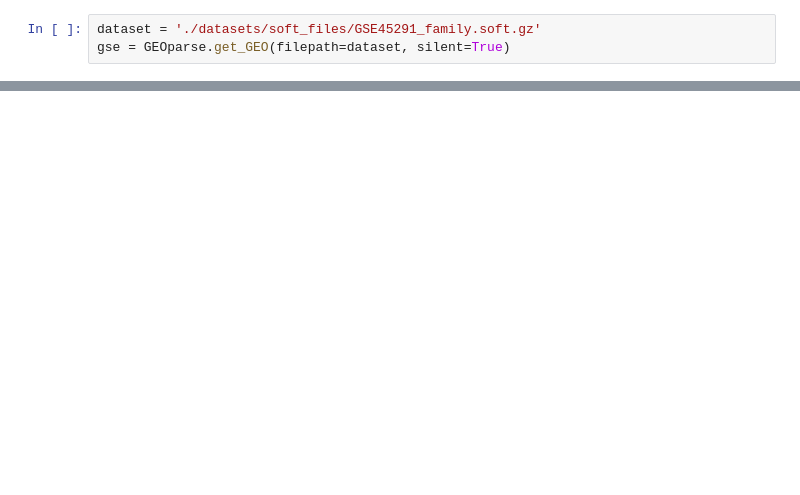
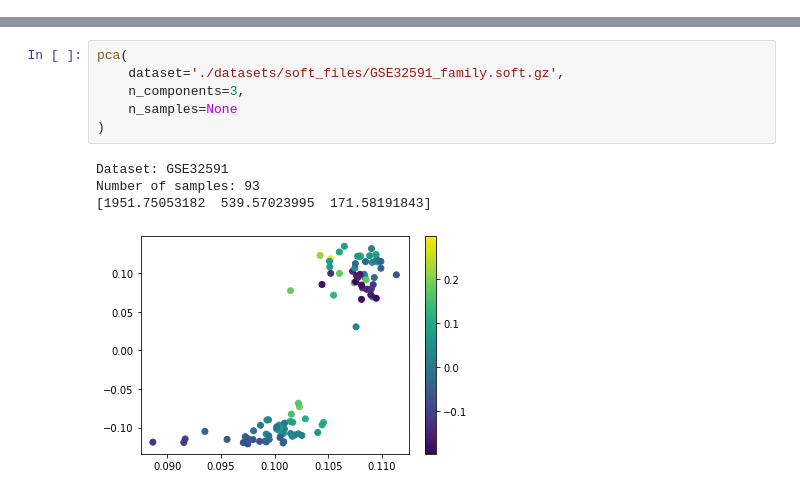
Before and after one commit to Nikunj-Gupta/Gene-Regulatory-Network-inference-in-Autoimmune-Diseases, a Jupyter notebook: pca.ipynb, the cells around one changed output, grey strips where cells are left out. Saved outputs shown, nothing was run; the diff lists cells and outputs as text; blank space fills up the shorter version.

```diff
--- a/pca.ipynb
+++ b/pca.ipynb
@@ -10,3 +12,0 @@ import matplotlib.pyplot as plt
-# %%
-dataset = './datasets/soft_files/GSE45291_family.soft.gz'
-gse = GEOparse.get_GEO(filepath=dataset, silent=True)
@@ -209,0 +61,11 @@ elif n_components==3:
+# %%
+pca(
+    dataset='./datasets/soft_files/GSE32591_family.soft.gz',
+    n_components=3,
+    n_samples=None
+)
+# %% [output]
+Dataset: GSE32591
+Number of samples: 93
+[1951.75053182  539.57023995  171.58191843]
+[figure, added]
```
Also changed, not shown: parts of 10 cells of this notebook.
